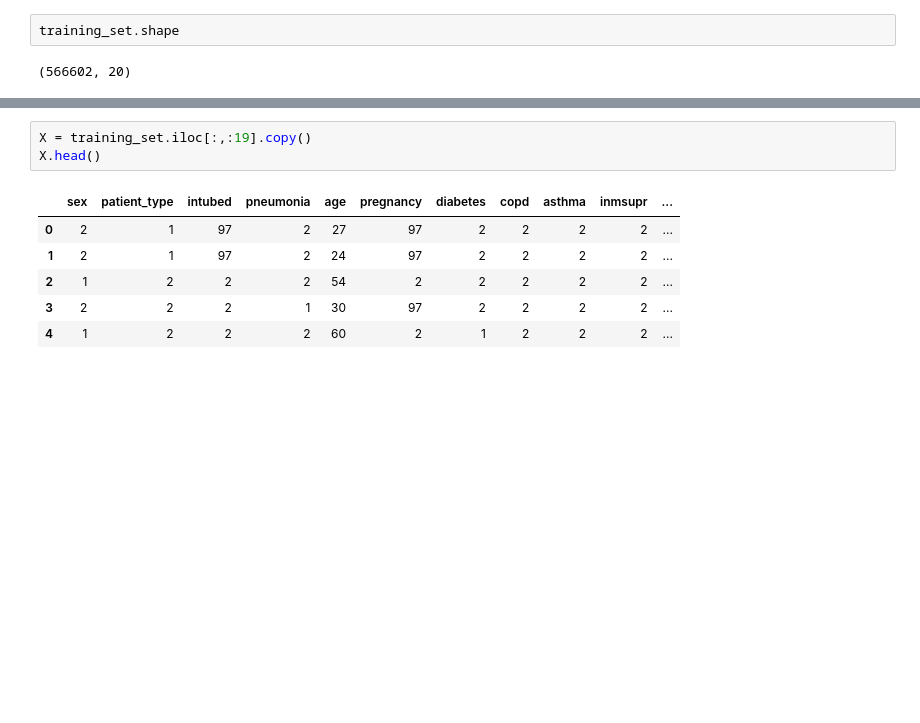
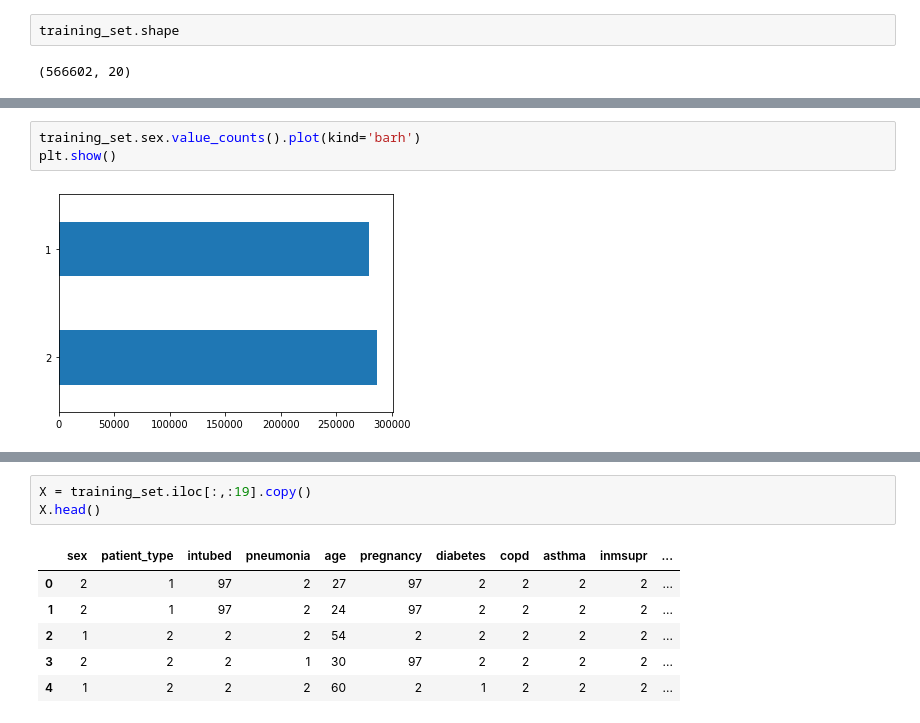
Before and after one commit to Andres8bit/Machine-Learning, a Jupyter notebook: Covid_model.ipynb, the cells around one changed output, grey strips where cells are left out. Cells and saved outputs as stored; diff of their text form; blank space fills up the shorter version.

```diff
--- a/Covid_model.ipynb
+++ b/Covid_model.ipynb
@@ -358,0 +375,5 @@ training_set.shape
+# %%
+training_set.sex.value_counts().plot(kind='barh')
+plt.show()
+# %% [output]
+[figure, added]
```
Also changed, not shown: parts of 5 cells of this notebook.
